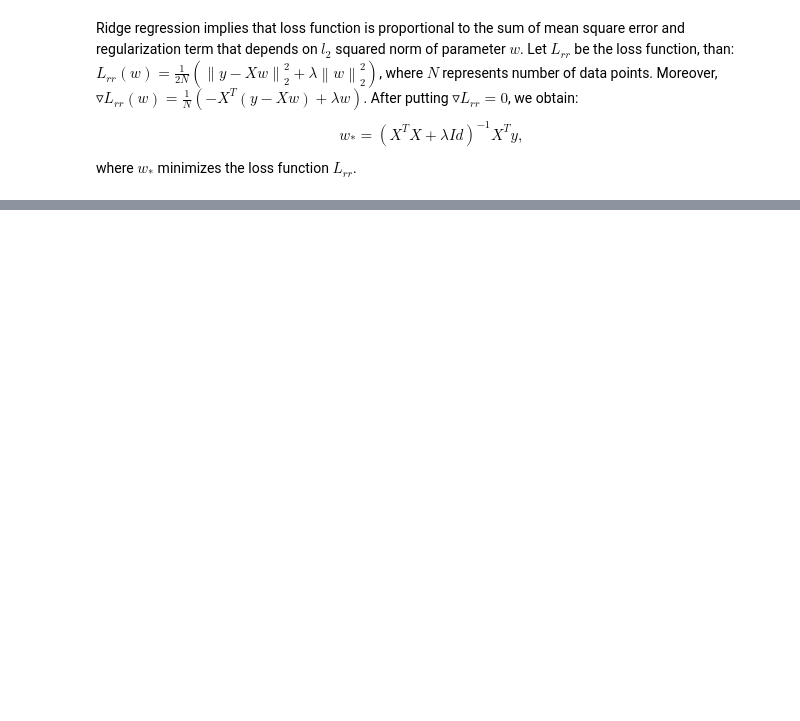
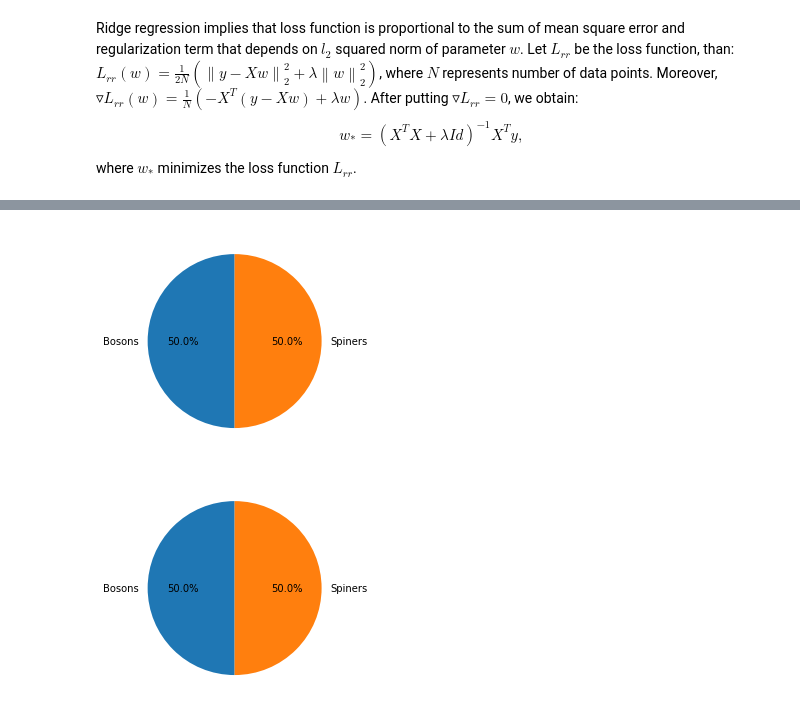
Before and after one commit to Tesa27/ML_project1, a Jupyter notebook: implementations.ipynb, the cells around one changed output, grey strips where cells are left out. Cells and saved outputs as stored; diff of their text form; code cells hidden in the pictures; blank space fills up the shorter version.

```diff
--- a/implementations.ipynb
+++ b/implementations.ipynb
@@ -80,0 +400,16 @@ def reg logistic regression(y, tx, lambda_ ,initial w, max_iters, gamma):
+# %%
+### needs to be implemented
+### one issue that we have is that our data set is not balanced
+from sklearn.model_selection import train_test_split
+
+x_train, x_test, y_train, y_test = train_test_split(tx, y)
+
+
+plot_balance(np.count_nonzero(y_train), np.count_nonzero(y_train==1))
+plot_balance(np.count_nonzero(y_test), np.count_nonzero(y_test==1))
+#print(np.count_nonzero(y_test), np.count_nonzero(y_test==1))
+#print(np.count_nonzero(y_train), np.count_nonzero(y_train==1))
+#train_data.shape
+# %% [output]
+[figure, added]
+[figure, added]
```
Also changed, not shown: parts of 38 cells of this notebook.
